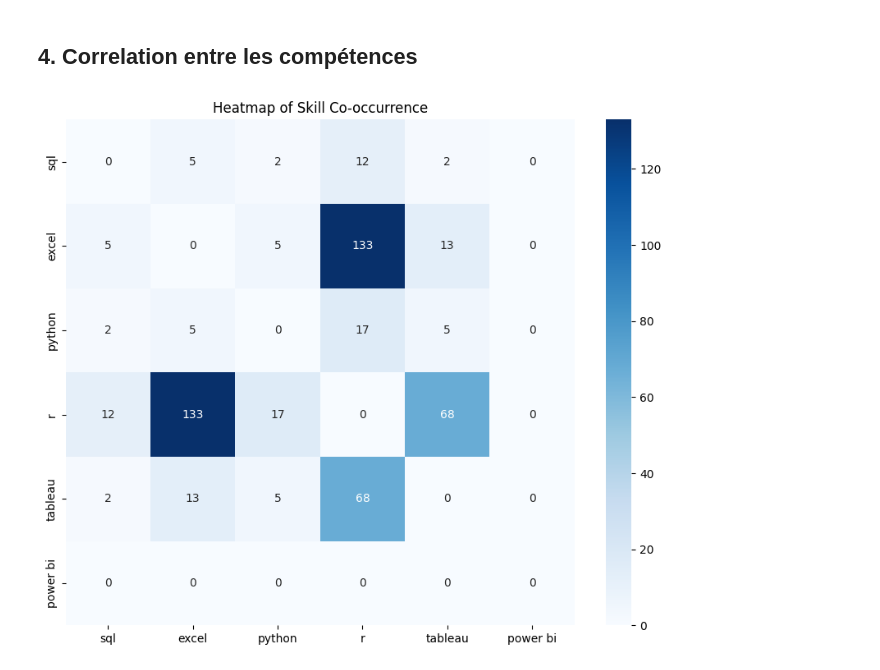
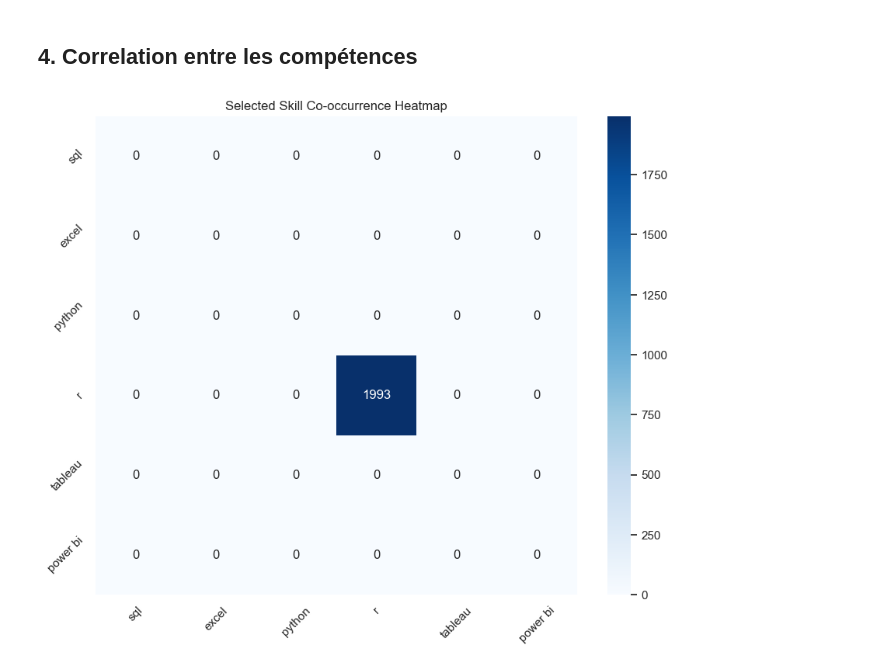
Before and after one commit to kariminus/Jobs-Analysis, a Jupyter notebook: 1_Skill_Analysis.ipynb, the cells around one changed output. Cells and saved outputs as stored; diff of their text form; code cells hidden in the pictures.

```diff
--- a/1_Skill_Analysis.ipynb
+++ b/1_Skill_Analysis.ipynb
@@ -98,25 +111,33 @@ plt.show()
 # %% [markdown]
 ## 4. Correlation entre les compétences
-# %%
-from itertools import combinations
-from collections import defaultdict
-import networkx as nx
-
-# 1. Heatmap of Skill Co-occurrence
-co_occurrence_matrix = pd.DataFrame(0, index=selected_skills, columns=selected_skills)
-
-for skills in df['skills']:
-    for skill_pair in combinations(skills, 2):
-        if skill_pair[0] in selected_skills and skill_pair[1] in selected_skills:
-            co_occurrence_matrix.at[skill_pair[0], skill_pair[1]] += 1
-            co_occurrence_matrix.at[skill_pair[1], skill_pair[0]] += 1
-
-plt.figure(figsize=(10, 8))
-sns.heatmap(co_occurrence_matrix, annot=True, cmap="Blues", fmt="d")
-plt.title("Heatmap of Skill Co-occurrence")
-plt.show()
-# %% [output]
-[figure, removed]
+# %%
+import numpy as np
+
+selected_skills = [skill.lower() for skill in selected_skills]
+
+# Step 1: Create the co-occurrence matrix for selected skills only
+# Initialize a matrix of zeros
+co_occurrence_matrix = pd.DataFrame(np.zeros((len(selected_skills), len(selected_skills))), index=selected_skills, columns=selected_skills)
+
+# Populate the matrix
+for skills_list in df['skills']:
+    # Convert skills in the current list to lowercase
+    skills_list = [skill.lower() for skill in skills_list]
+    # Filter the skills in the current list to include only selected skills
+    filtered_skills = [skill for skill in skills_list if skill in selected_skills]
+    for skill1 in filtered_skills:
+        for skill2 in filtered_skills:
+            co_occurrence_matrix.at[skill1, skill2] += 1
+
+# Step 2: Plot the heatmap using Seaborn
+plt.figure(figsize=(10, 8))
+sns.heatmap(co_occurrence_matrix, annot=True, cmap="Blues", fmt='g')
+plt.title('Selected Skill Co-occurrence Heatmap')
+plt.xticks(rotation=45)
+plt.yticks(rotation=45)
+plt.show()
+# %% [output]
+[figure, added]
 # %%
 import numpy as np
 
```
Also changed, not shown: parts of 5 cells of this notebook, 2 other files.
